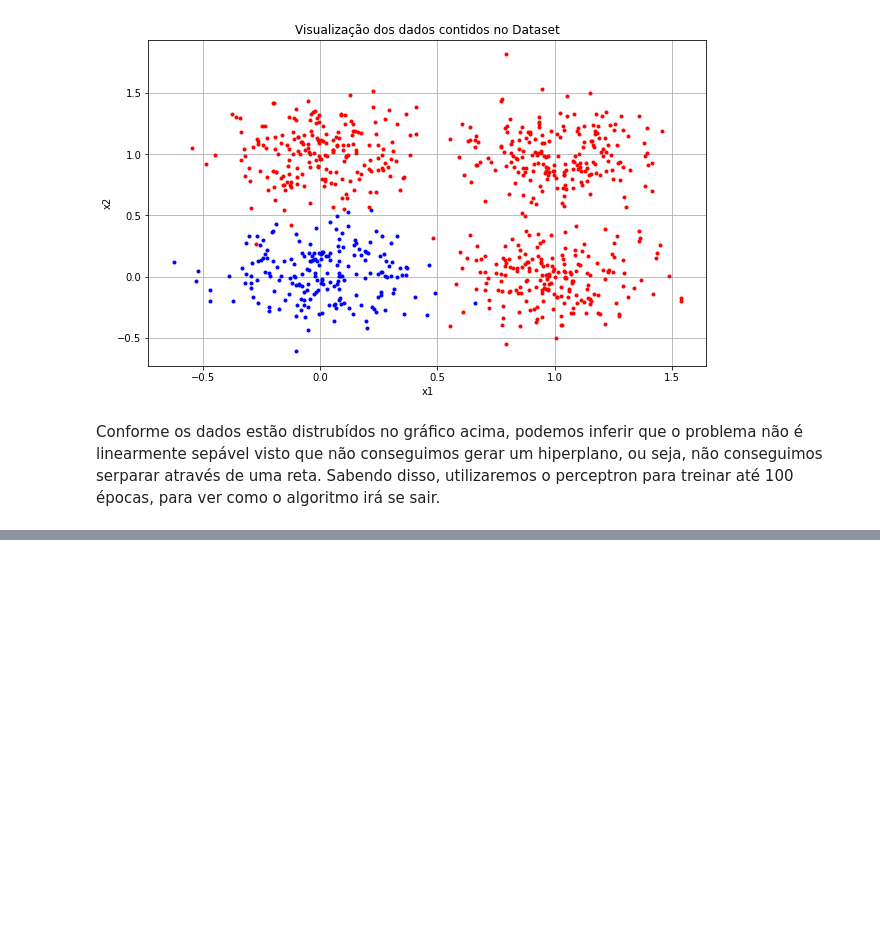
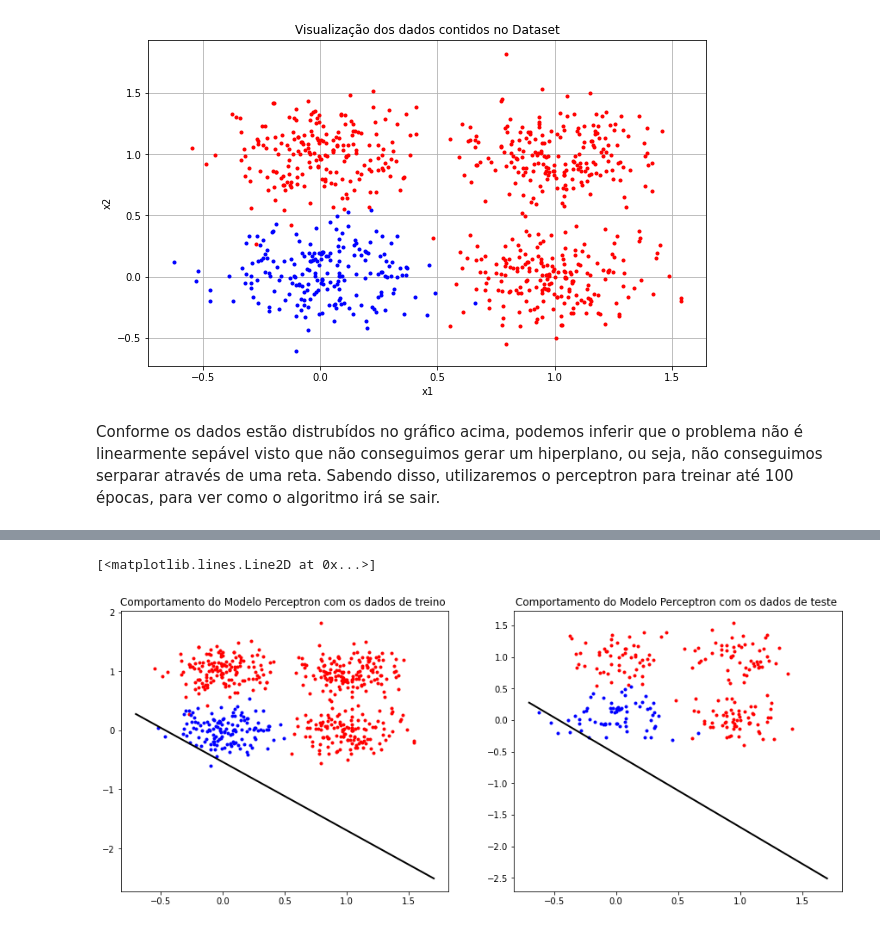
Before and after one commit to willianszwy/Aprendizado-Supervisionado-no-Neuronio-Perceptron, a Jupyter notebook: Perceptron.ipynb, the cells around one changed output, grey strips where cells are left out. Cells and saved outputs as stored; diff of their text form; code cells hidden in the pictures; blank space fills up the shorter version.

```diff
--- a/Perceptron.ipynb
+++ b/Perceptron.ipynb
@@ -329,0 +363,23 @@ weighted avg       0.95      0.94      0.94       560
+# %%
+#calcula reta
+x1 = np.array([-0.7, 1.7])
+m = -neuronio.pesos[1]/neuronio.pesos[2]
+c = -neuronio.pesos[0]/neuronio.pesos[2]
+x2 = m*x1 + c
+
+fig, (ax1,ax2) = plt.subplots(1,2, figsize=(15,6))
+
+for i in range(exemplos_treino.shape[0]):
+    ax1.plot(exemplos_treino[i][0], exemplos_treino[i][1], 'b.' if (exemplos_treino[i][2] == 1) else 'r.')
+
+ax1.set_title("Comportamento do Modelo Perceptron com os dados de treino ");
+ax1.plot(x1, x2, 'k-',linewidth=2)
+
+for i in range(exemplos_teste.shape[0]):
+    ax2.plot(exemplos_teste[i][0], exemplos_teste[i][1], 'b.' if (exemplos_teste[i][2] == 1) else 'r.')
+
+ax2.set_title("Comportamento do Modelo Perceptron com os dados de teste ");
+ax2.plot(x1, x2, 'k-',linewidth=2)
+# %% [output]
+[<matplotlib.lines.Line2D at 0x...>]
+[figure, added]
```
Also changed, not shown: parts of 13 cells of this notebook.
